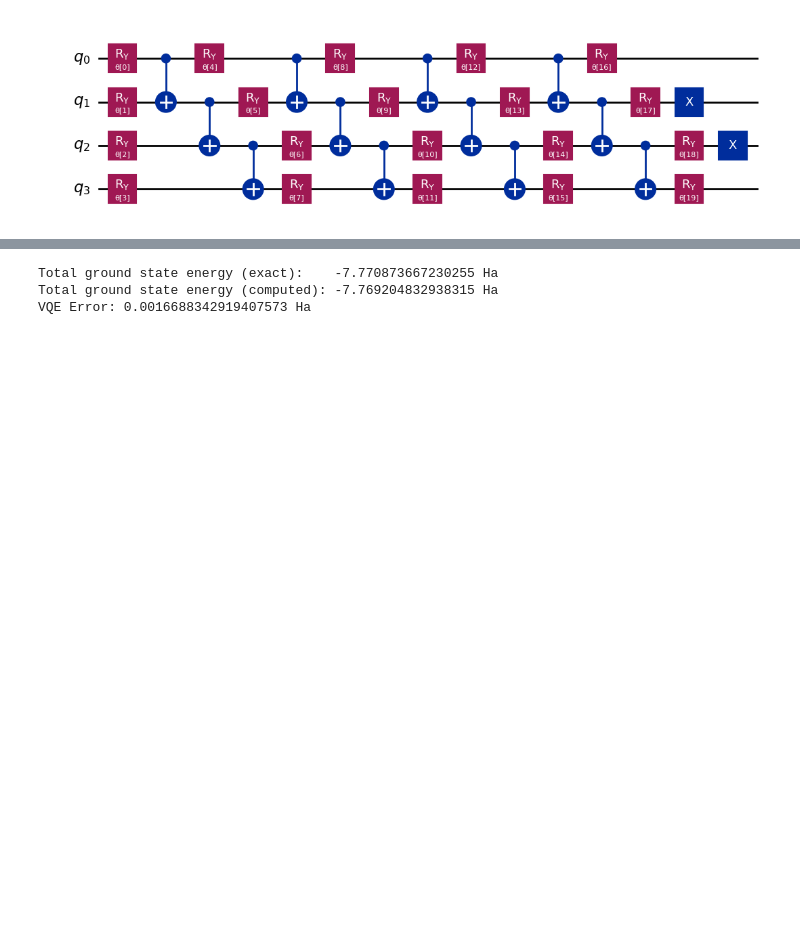
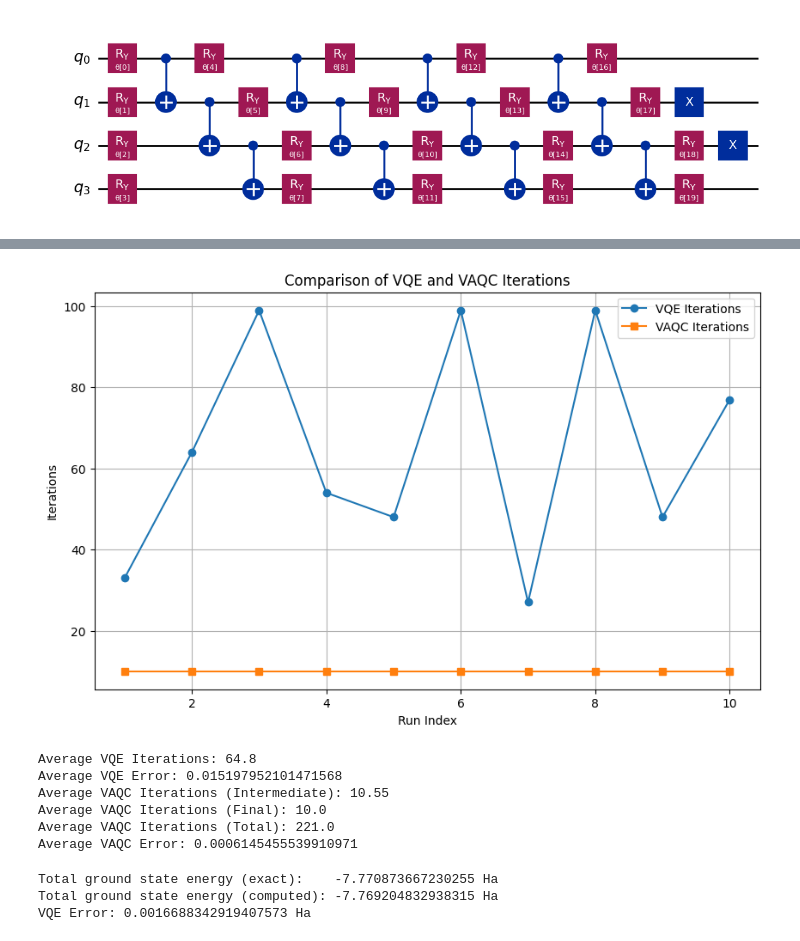
Before and after one commit to 0xC4LL3/AVQE, a Jupyter notebook: main.ipynb, the cells around one changed output, grey strips where cells are left out. Drawn from its saved outputs; the diff is of its cells as text; code cells hidden in the pictures; blank space fills up the shorter version.

```diff
--- a/main.ipynb
+++ b/main.ipynb
@@ -109,3 +137,29 @@ Final cost: -0.84902 Ha
+# %%
+plt.figure(figsize=(10, 6))
+plt.plot(range(1, len(vqe_iterations)+1), vqe_iterations, marker='o', label='VQE Iterations')
+plt.plot(range(1, len(vaqc_iterations_outer)+1), vaqc_iterations_outer, marker='s', label='VAQC Iterations')
+plt.xlabel('Run Index')
+plt.ylabel('Iterations')
+plt.title('Comparison of VQE and VAQC Iterations')
+plt.legend()
+plt.grid()
+plt.show()
+# %% [output]
+[figure, added]
+# %%
+print("Average VQE Iterations:", np.mean(vqe_iterations))
+print("Average VQE Error:", np.max(vqe_error))
+print("Average VAQC Iterations (Intermediate):", np.mean(vaqc_iterations_inner))
+print("Average VAQC Iterations (Final):", np.mean(vaqc_iterations_outer))
+print("Average VAQC Iterations (Total):", np.mean(vaqc_iterations_inner) * TIME_POINTS + np.mean(vaqc_iterations_outer))
+print("Average VAQC Error:", np.max(vaqc_error))
+# %% [output]
+Average VQE Iterations: 64.8
+Average VQE Error: 0.015197952101471568
+Average VAQC Iterations (Intermediate): 10.55
+Average VAQC Iterations (Final): 10.0
+Average VAQC Iterations (Total): 221.0
+Average VAQC Error: 0.0006145455539910971
 # %%
 lowest_eigval = np.linalg.eigvalsh(hamiltonian_T.to_matrix())[0]
 nuclear_repulsion = 0.6350126531040001  # Ha
```
Also changed, not shown: parts of 7 cells of this notebook, 2 other files.
